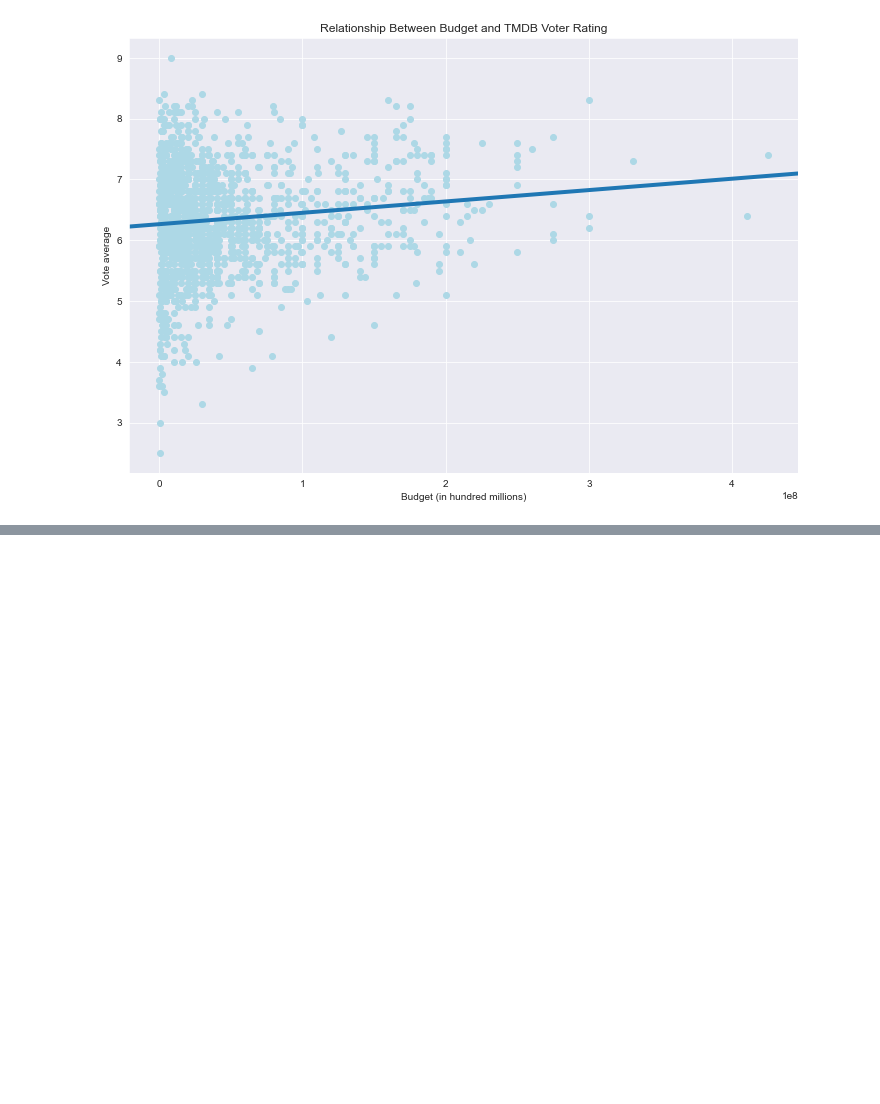
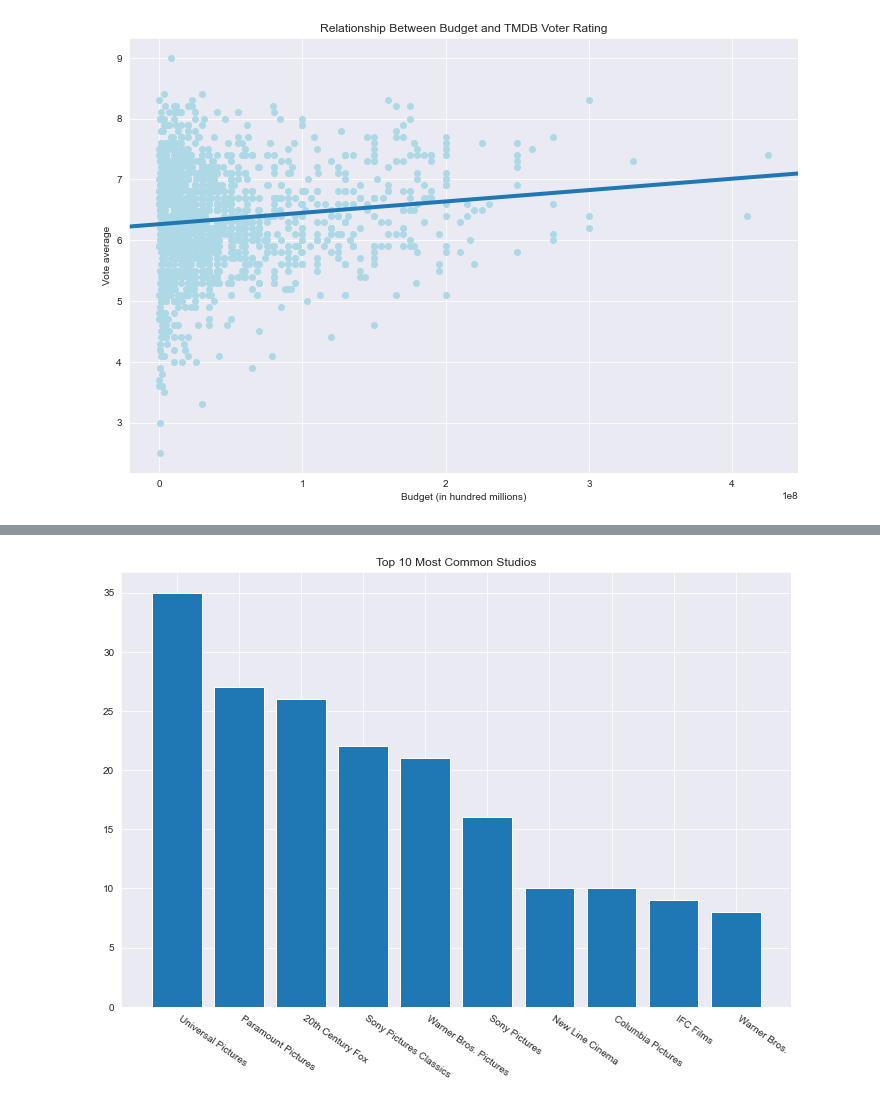
Before and after one commit to xuqc01/Movie-Data-Analysis, a Jupyter notebook: movie-data-analysis.ipynb, the cells around one changed output, grey strips where cells are left out. Cells and saved outputs as stored; diff of their text form; code cells hidden in the pictures; blank space fills up the shorter version.

```diff
--- a/movie-data-analysis.ipynb
+++ b/movie-data-analysis.ipynb
@@ -106,0 +144,10 @@ sm.graphics.abline_plot(model_results=results, ax=ax, linewidth=4);
+# %%
+top_10_studio = movie_info['studio'].value_counts()[:10].index
+top_10_studio_counts = movie_info['studio'].value_counts()[:10].values
+
+fig, ax = plt.subplots(figsize=(12,8))
+ax.bar(top_10_studio, top_10_studio_counts)
+ax.set_xticklabels(top_10_studio, rotation=-35, ha='left')
+ax.set_title('Top 10 Most Common Studios');
+# %% [output]
+[figure, added]
```
Also changed, not shown: parts of 20 cells of this notebook.
